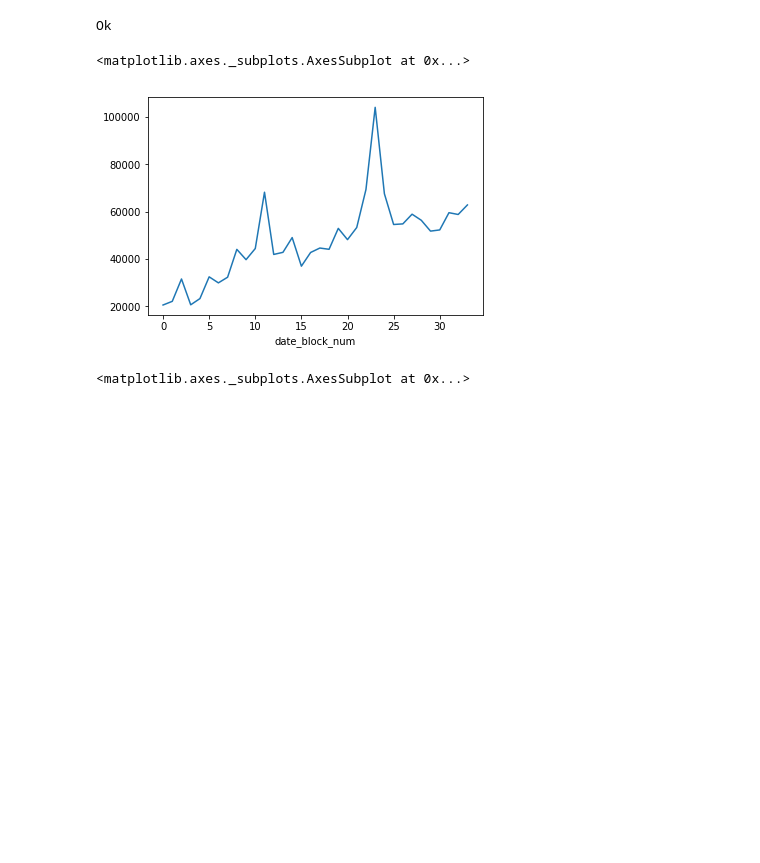
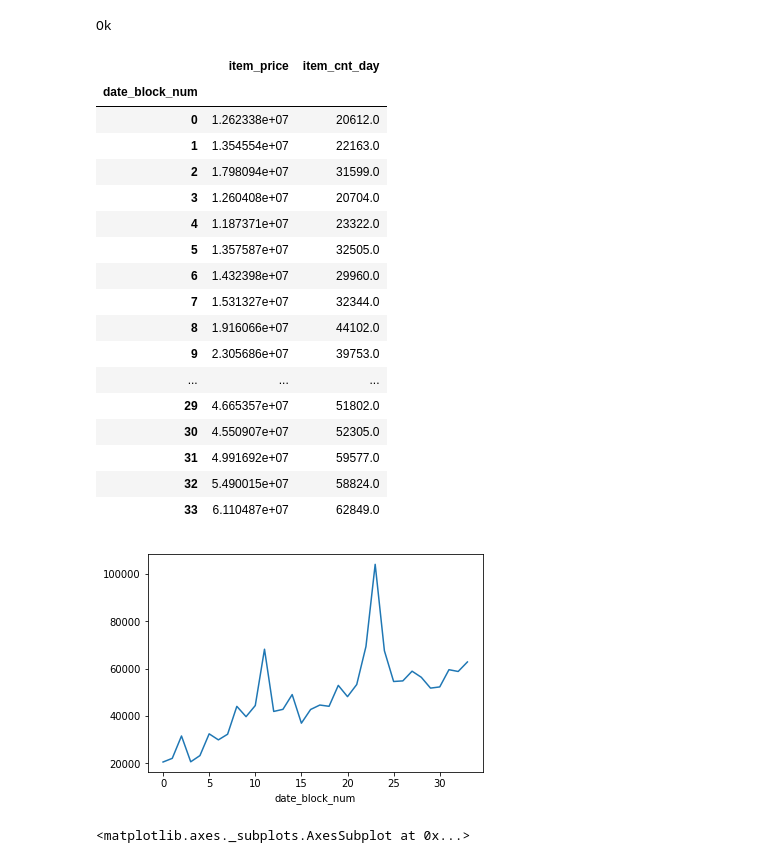
Before and after one commit to KapiWow/kaggle, a Jupyter notebook: Predict3.ipynb, the cells around one changed output. Cells and saved outputs as stored; diff of their text form; code cells hidden in the pictures; blank space fills up the shorter version.

```diff
--- a/Predict3.ipynb
+++ b/Predict3.ipynb
@@ -97,19 +95,36 @@ train = train.sort_index()
 # %%
 train2 = copytrain
 train2 = train2.drop('date', axis=1)
 train2 = train2.drop('item_category_id', axis=1)
 train2 = train2.drop('item_id', axis=1)
 train2 = train2.drop('shop_id', axis=1)
 # train2 = train2.drop('year', axis=1)
 # train2 = train2.drop('month', axis=1)
 # train2 = train2.drop('date_block_num', axis=1)
 # train2 = train2.groupby(['shop_id', 'item_category_id','year']).sum()
 train2 = train2.groupby(['date_block_num']).sum()
 train2 = train2.sort_index()
 train2['item_cnt_day'].plot()
-# train2
+train2
 # %% [output]
-<matplotlib.axes._subplots.AxesSubplot at 0x...>
+|  | item_price | item_cnt_day |
+| date_block_num |  |  |
+| 0 | 1.262338e+07 | 20612.0 |
+| 1 | 1.354554e+07 | 22163.0 |
+| 2 | 1.798094e+07 | 31599.0 |
+| 3 | 1.260408e+07 | 20704.0 |
+| 4 | 1.187371e+07 | 23322.0 |
+| 5 | 1.357587e+07 | 32505.0 |
+| 6 | 1.432398e+07 | 29960.0 |
+| 7 | 1.531327e+07 | 32344.0 |
+| 8 | 1.916066e+07 | 44102.0 |
+| 9 | 2.305686e+07 | 39753.0 |
+| ... | ... | ... |
+| 29 | 4.665357e+07 | 51802.0 |
+| 30 | 4.550907e+07 | 52305.0 |
+| 31 | 4.991692e+07 | 59577.0 |
+| 32 | 5.490015e+07 | 58824.0 |
+| 33 | 6.110487e+07 | 62849.0 |
 [figure]
 # %%
 train2 = copytrain
```
Also changed, not shown: parts of 22 cells of this notebook.
